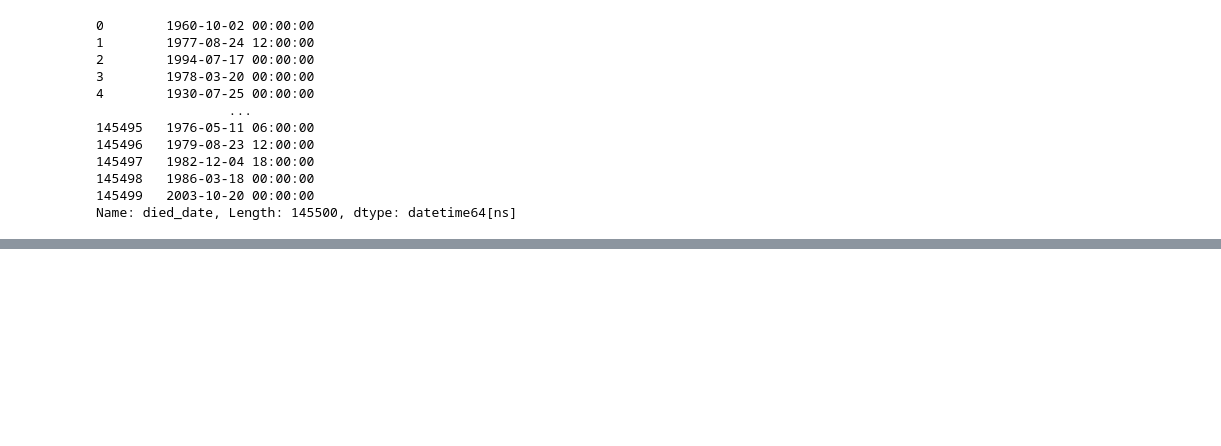
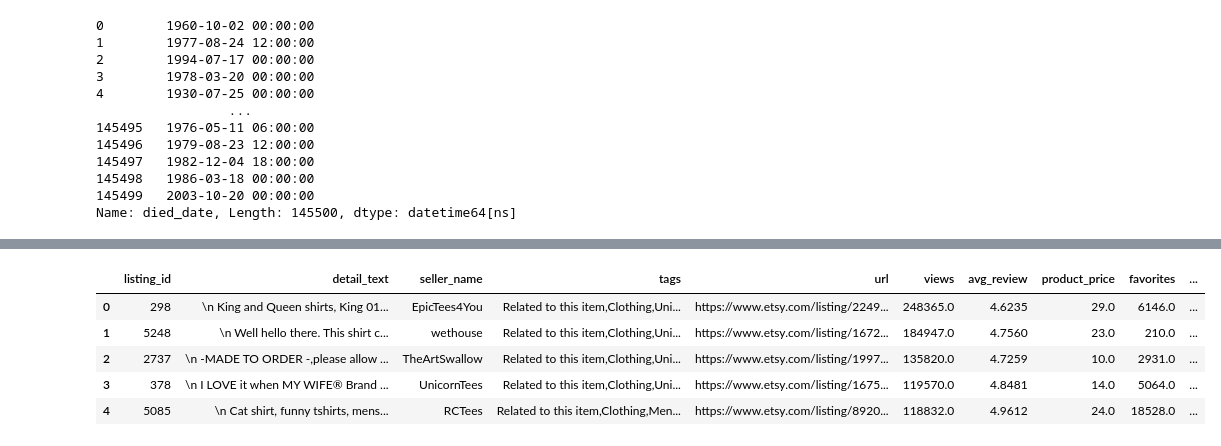
Before and after one commit to KabirKhan1512/SMIT-CDE-Practice, a Jupyter notebook: Pandas/Pandas Assignment Solutions.ipynb, the cells around one changed output, grey strips where cells are left out. Cells and saved outputs as stored; diff of their text form; code cells hidden in the pictures; blank space fills up the shorter version.

```diff
--- a/Pandas/Pandas Assignment Solutions.ipynb
+++ b/Pandas/Pandas Assignment Solutions.ipynb
@@ -1157,0 +1219,11 @@ Name: died_date, Length: 145500, dtype: datetime64[ns]
+# %%
+etsy = pd.read_csv("etsy.csv")
+# etsy.info()
+etsy.head()
+# %% [output]
+|  | listing_id | detail_text | seller_name | tags | url | views | avg_review | product_price | favorites | ... |
+| 0 | 298 | \n King and Queen shirts, King 01... | EpicTees4You | Related to this item,Clothing,Uni... | https://www.etsy.com/listing/2249... | 248365.0 | 4.6235 | 29.0 | 6146.0 | ... |
+| 1 | 5248 | \n Well hello there. This shirt c... | wethouse | Related to this item,Clothing,Uni... | https://www.etsy.com/listing/1672... | 184947.0 | 4.7560 | 23.0 | 210.0 | ... |
+| 2 | 2737 | \n -MADE TO ORDER -,please allow ... | TheArtSwallow | Related to this item,Clothing,Uni... | https://www.etsy.com/listing/1997... | 135820.0 | 4.7259 | 10.0 | 2931.0 | ... |
+| 3 | 378 | \n I LOVE it when MY WIFE® Brand ... | UnicornTees | Related to this item,Clothing,Uni... | https://www.etsy.com/listing/1675... | 119570.0 | 4.8481 | 14.0 | 5064.0 | ... |
+| 4 | 5085 | \n Cat shirt, funny tshirts, mens... | RCTees | Related to this item,Clothing,Men... | https://www.etsy.com/listing/8920... | 118832.0 | 4.9612 | 24.0 | 18528.0 | ... |
```
Also changed, not shown: parts of 12 cells of this notebook, 2 other files.
